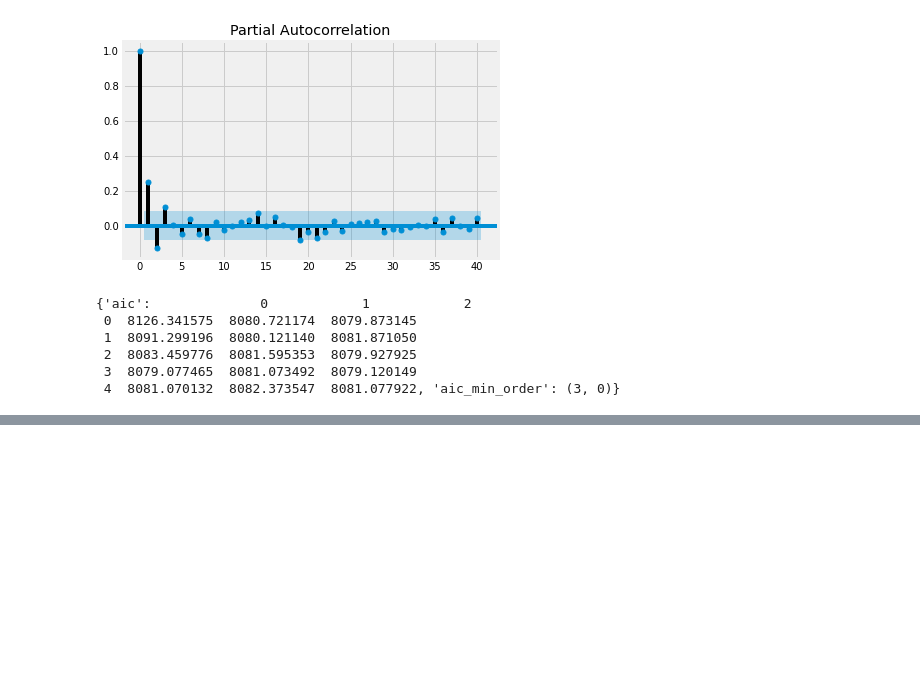
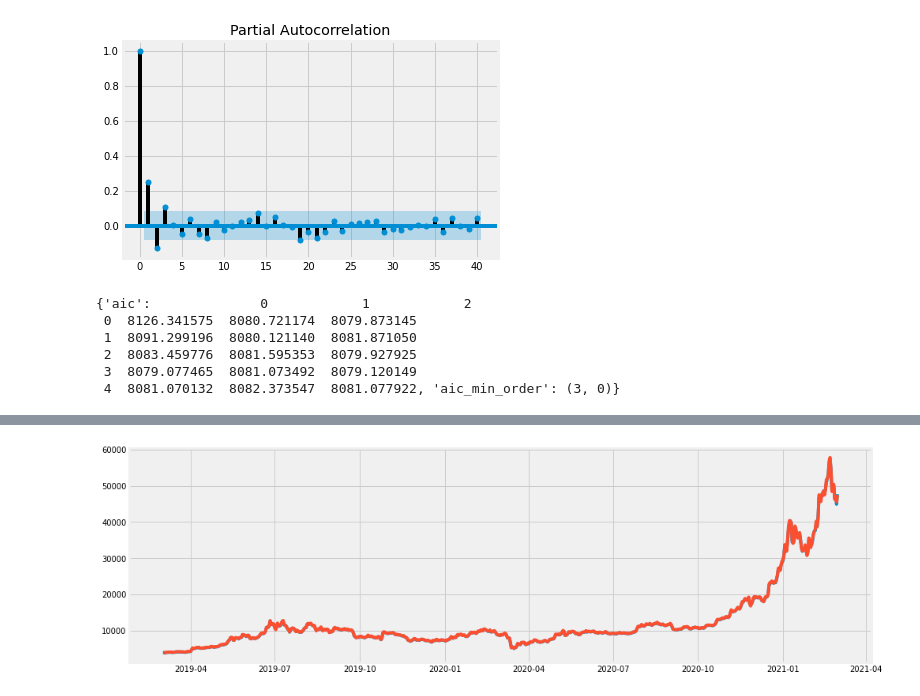
Before and after one commit to ayoubbensakhria/finance_algo, a Jupyter notebook: ARMA_Model.ipynb, the cells around one changed output, grey strips where cells are left out. Saved outputs shown, nothing was run; the diff lists cells and outputs as text; code cells hidden in the pictures; blank space fills up the shorter version.

```diff
--- a/ARMA_Model.ipynb
+++ b/ARMA_Model.ipynb
@@ -151,0 +248,10 @@ MA.2           -0.7661           +0.9793j            1.2434            0.3557
+# %%
+df_estimated_final = pd.DataFrame(result_final.fittedvalues,columns=['close'],copy=False)
+df_origin_final = df_estimated_final['close'] + df['close']
+df_origin_final.dropna(inplace=True)
+plt.figure(figsize=(15,5))
+plt.plot(df['close'])
+plt.plot(df_origin_final)
+plt.show()
+# %% [output]
+[figure, added]
```
Also changed, not shown: parts of 8 cells of this notebook.
